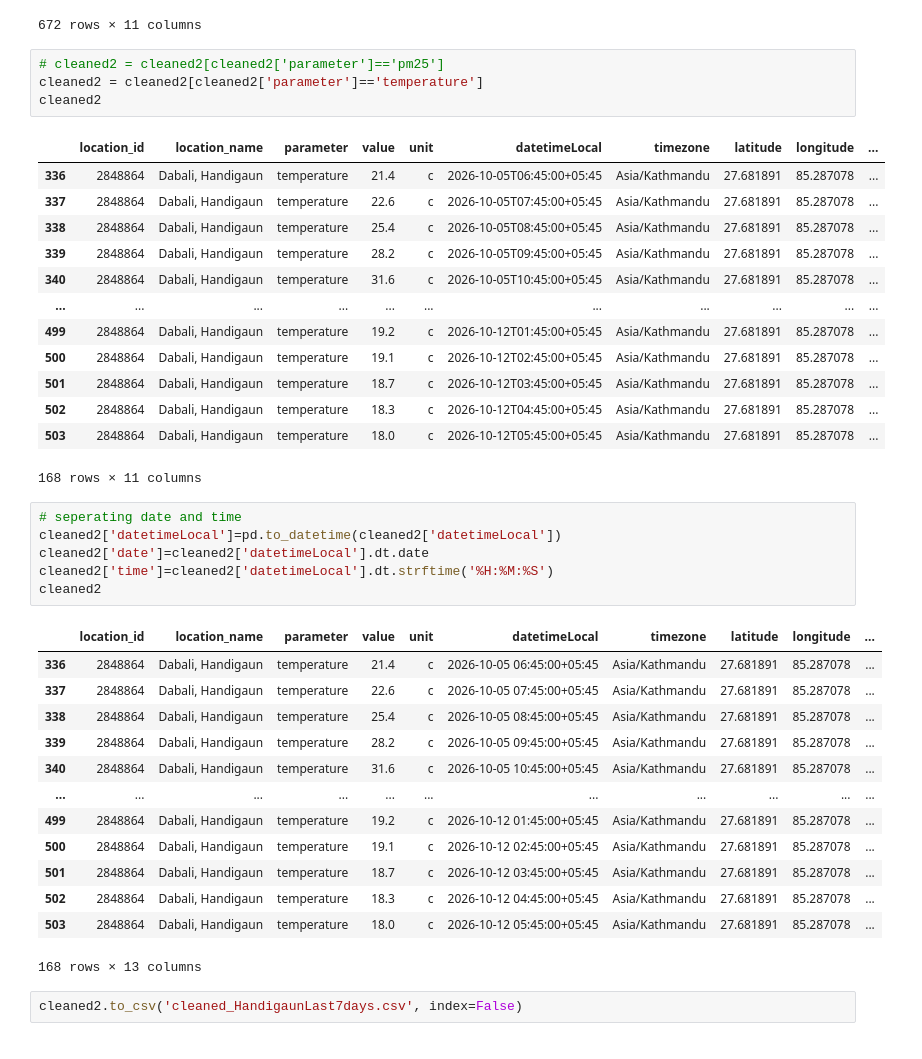
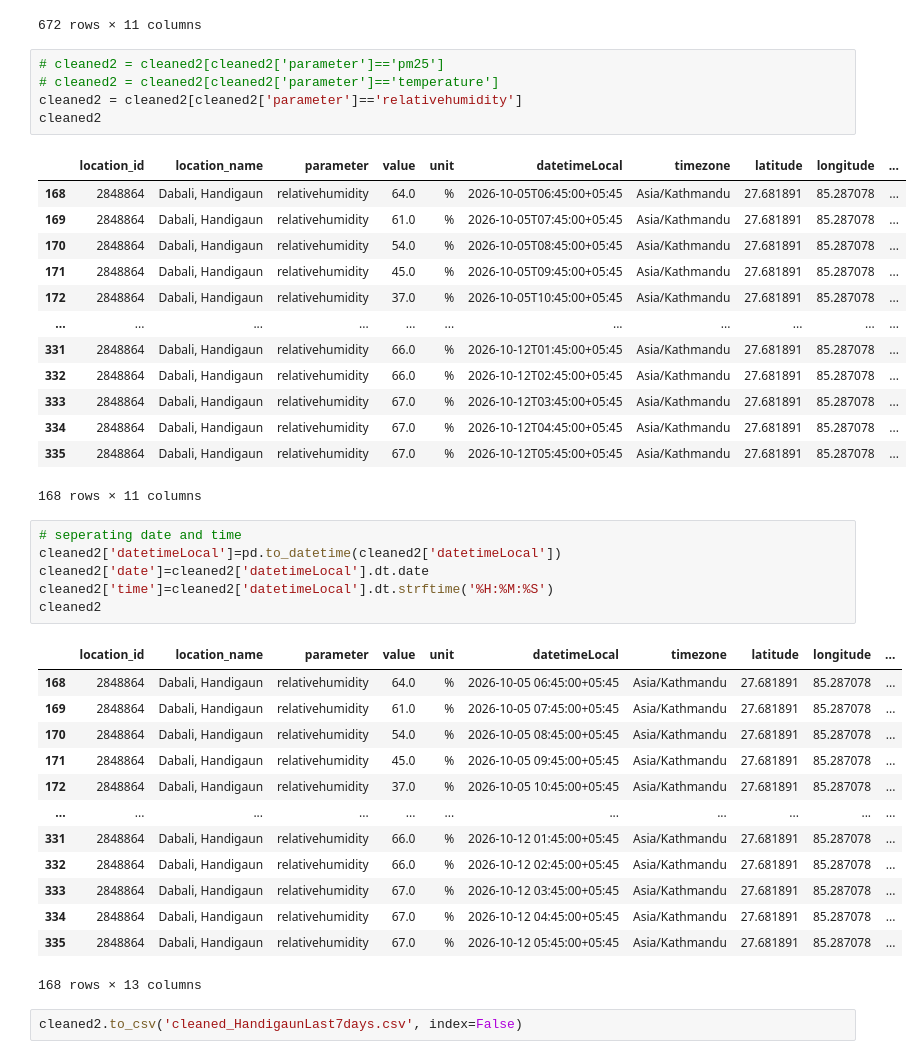
Before and after one commit to Laxmination/Kathmandu-PM2.5-Forecasting, a Jupyter notebook: OpenAQdatasetCleaning/Handigaun Data Cleaning.ipynb, the cells around one changed output. Drawn from its saved outputs; the diff is of its cells as text.

```diff
--- a/OpenAQdatasetCleaning/Handigaun Data Cleaning.ipynb
+++ b/OpenAQdatasetCleaning/Handigaun Data Cleaning.ipynb
@@ -275,21 +278,22 @@ cleaned2
 672 rows × 11 columns
 # %%
 # cleaned2 = cleaned2[cleaned2['parameter']=='pm25']
-cleaned2 = cleaned2[cleaned2['parameter']=='temperature']
+# cleaned2 = cleaned2[cleaned2['parameter']=='temperature']
+cleaned2 = cleaned2[cleaned2['parameter']=='relativehumidity']
 cleaned2
 # %% [output]
 |  | location_id | location_name | parameter | value | unit | datetimeLocal | timezone | latitude | longitude | ... |
-| 336 | 2848864 | Dabali, Handigaun | temperature | 21.4 | c | 2026-10-05T06:45:00+05:45 | Asia/Kathmandu | 27.681891 | 85.287078 | ... |
-| 337 | 2848864 | Dabali, Handigaun | temperature | 22.6 | c | 2026-10-05T07:45:00+05:45 | Asia/Kathmandu | 27.681891 | 85.287078 | ... |
-| 338 | 2848864 | Dabali, Handigaun | temperature | 25.4 | c | 2026-10-05T08:45:00+05:45 | Asia/Kathmandu | 27.681891 | 85.287078 | ... |
-| 339 | 2848864 | Dabali, Handigaun | temperature | 28.2 | c | 2026-10-05T09:45:00+05:45 | Asia/Kathmandu | 27.681891 | 85.287078 | ... |
-| 340 | 2848864 | Dabali, Handigaun | temperature | 31.6 | c | 2026-10-05T10:45:00+05:45 | Asia/Kathmandu | 27.681891 | 85.287078 | ... |
+| 168 | 2848864 | Dabali, Handigaun | relativehumidity | 64.0 | % | 2026-10-05T06:45:00+05:45 | Asia/Kathmandu | 27.681891 | 85.287078 | ... |
+| 169 | 2848864 | Dabali, Handigaun | relativehumidity | 61.0 | % | 2026-10-05T07:45:00+05:45 | Asia/Kathmandu | 27.681891 | 85.287078 | ... |
+| 170 | 2848864 | Dabali, Handigaun | relativehumidity | 54.0 | % | 2026-10-05T08:45:00+05:45 | Asia/Kathmandu | 27.681891 | 85.287078 | ... |
+| 171 | 2848864 | Dabali, Handigaun | relativehumidity | 45.0 | % | 2026-10-05T09:45:00+05:45 | Asia/Kathmandu | 27.681891 | 85.287078 | ... |
+| 172 | 2848864 | Dabali, Handigaun | relativehumidity | 37.0 | % | 2026-10-05T10:45:00+05:45 | Asia/Kathmandu | 27.681891 | 85.287078 | ... |
 | ... | ... | ... | ... | ... | ... | ... | ... | ... | ... | ... |
-| 499 | 2848864 | Dabali, Handigaun | temperature | 19.2 | c | 2026-10-12T01:45:00+05:45 | Asia/Kathmandu | 27.681891 | 85.287078 | ... |
-| 500 | 2848864 | Dabali, Handigaun | temperature | 19.1 | c | 2026-10-12T02:45:00+05:45 | Asia/Kathmandu | 27.681891 | 85.287078 | ... |
-| 501 | 2848864 | Dabali, Handigaun | temperature | 18.7 | c | 2026-10-12T03:45:00+05:45 | Asia/Kathmandu | 27.681891 | 85.287078 | ... |
-| 502 | 2848864 | Dabali, Handigaun | temperature | 18.3 | c | 2026-10-12T04:45:00+05:45 | Asia/Kathmandu | 27.681891 | 85.287078 | ... |
-| 503 | 2848864 | Dabali, Handigaun | temperature | 18.0 | c | 2026-10-12T05:45:00+05:45 | Asia/Kathmandu | 27.681891 | 85.287078 | ... |
+| 331 | 2848864 | Dabali, Handigaun | relativehumidity | 66.0 | % | 2026-10-12T01:45:00+05:45 | Asia/Kathmandu | 27.681891 | 85.287078 | ... |
+| 332 | 2848864 | Dabali, Handigaun | relativehumidity | 66.0 | % | 2026-10-12T02:45:00+05:45 | Asia/Kathmandu | 27.681891 | 85.287078 | ... |
+| 333 | 2848864 | Dabali, Handigaun | relativehumidity | 67.0 | % | 2026-10-12T03:45:00+05:45 | Asia/Kathmandu | 27.681891 | 85.287078 | ... |
+| 334 | 2848864 | Dabali, Handigaun | relativehumidity | 67.0 | % | 2026-10-12T04:45:00+05:45 | Asia/Kathmandu | 27.681891 | 85.287078 | ... |
+| 335 | 2848864 | Dabali, Handigaun | relativehumidity | 67.0 | % | 2026-10-12T05:45:00+05:45 | Asia/Kathmandu | 27.681891 | 85.287078 | ... |
 168 rows × 11 columns
 # %%
 # seperating date and time
@@ -299,17 +303,17 @@ cleaned2['time']=cleaned2['datetimeLocal'].dt.strftime('%H:%M:%S')
 cleaned2
 # %% [output]
 |  | location_id | location_name | parameter | value | unit | datetimeLocal | timezone | latitude | longitude | ... |
-| 336 | 2848864 | Dabali, Handigaun | temperature | 21.4 | c | 2026-10-05 06:45:00+05:45 | Asia/Kathmandu | 27.681891 | 85.287078 | ... |
-| 337 | 2848864 | Dabali, Handigaun | temperature | 22.6 | c | 2026-10-05 07:45:00+05:45 | Asia/Kathmandu | 27.681891 | 85.287078 | ... |
-| 338 | 2848864 | Dabali, Handigaun | temperature | 25.4 | c | 2026-10-05 08:45:00+05:45 | Asia/Kathmandu | 27.681891 | 85.287078 | ... |
-| 339 | 2848864 | Dabali, Handigaun | temperature | 28.2 | c | 2026-10-05 09:45:00+05:45 | Asia/Kathmandu | 27.681891 | 85.287078 | ... |
-| 340 | 2848864 | Dabali, Handigaun | temperature | 31.6 | c | 2026-10-05 10:45:00+05:45 | Asia/Kathmandu | 27.681891 | 85.287078 | ... |
+| 168 | 2848864 | Dabali, Handigaun | relativehumidity | 64.0 | % | 2026-10-05 06:45:00+05:45 | Asia/Kathmandu | 27.681891 | 85.287078 | ... |
+| 169 | 2848864 | Dabali, Handigaun | relativehumidity | 61.0 | % | 2026-10-05 07:45:00+05:45 | Asia/Kathmandu | 27.681891 | 85.287078 | ... |
+| 170 | 2848864 | Dabali, Handigaun | relativehumidity | 54.0 | % | 2026-10-05 08:45:00+05:45 | Asia/Kathmandu | 27.681891 | 85.287078 | ... |
+| 171 | 2848864 | Dabali, Handigaun | relativehumidity | 45.0 | % | 2026-10-05 09:45:00+05:45 | Asia/Kathmandu | 27.681891 | 85.287078 | ... |
+| 172 | 2848864 | Dabali, Handigaun | relativehumidity | 37.0 | % | 2026-10-05 10:45:00+05:45 | Asia/Kathmandu | 27.681891 | 85.287078 | ... |
 | ... | ... | ... | ... | ... | ... | ... | ... | ... | ... | ... |
-| 499 | 2848864 | Dabali, Handigaun | temperature | 19.2 | c | 2026-10-12 01:45:00+05:45 | Asia/Kathmandu | 27.681891 | 85.287078 | ... |
-| 500 | 2848864 | Dabali, Handigaun | temperature | 19.1 | c | 2026-10-12 02:45:00+05:45 | Asia/Kathmandu | 27.681891 | 85.287078 | ... |
-| 501 | 2848864 | Dabali, Handigaun | temperature | 18.7 | c | 2026-10-12 03:45:00+05:45 | Asia/Kathmandu | 27.681891 | 85.287078 | ... |
-| 502 | 2848864 | Dabali, Handigaun | temperature | 18.3 | c | 2026-10-12 04:45:00+05:45 | Asia/Kathmandu | 27.681891 | 85.287078 | ... |
-| 503 | 2848864 | Dabali, Handigaun | temperature | 18.0 | c | 2026-10-12 05:45:00+05:45 | Asia/Kathmandu | 27.681891 | 85.287078 | ... |
+| 331 | 2848864 | Dabali, Handigaun | relativehumidity | 66.0 | % | 2026-10-12 01:45:00+05:45 | Asia/Kathmandu | 27.681891 | 85.287078 | ... |
+| 332 | 2848864 | Dabali, Handigaun | relativehumidity | 66.0 | % | 2026-10-12 02:45:00+05:45 | Asia/Kathmandu | 27.681891 | 85.287078 | ... |
+| 333 | 2848864 | Dabali, Handigaun | relativehumidity | 67.0 | % | 2026-10-12 03:45:00+05:45 | Asia/Kathmandu | 27.681891 | 85.287078 | ... |
+| 334 | 2848864 | Dabali, Handigaun | relativehumidity | 67.0 | % | 2026-10-12 04:45:00+05:45 | Asia/Kathmandu | 27.681891 | 85.287078 | ... |
+| 335 | 2848864 | Dabali, Handigaun | relativehumidity | 67.0 | % | 2026-10-12 05:45:00+05:45 | Asia/Kathmandu | 27.681891 | 85.287078 | ... |
 168 rows × 13 columns
 # %%
 cleaned2.to_csv('cleaned_HandigaunLast7days.csv', index=False)
```
Also changed, not shown: parts of 6 cells of this notebook, 43 other files.
